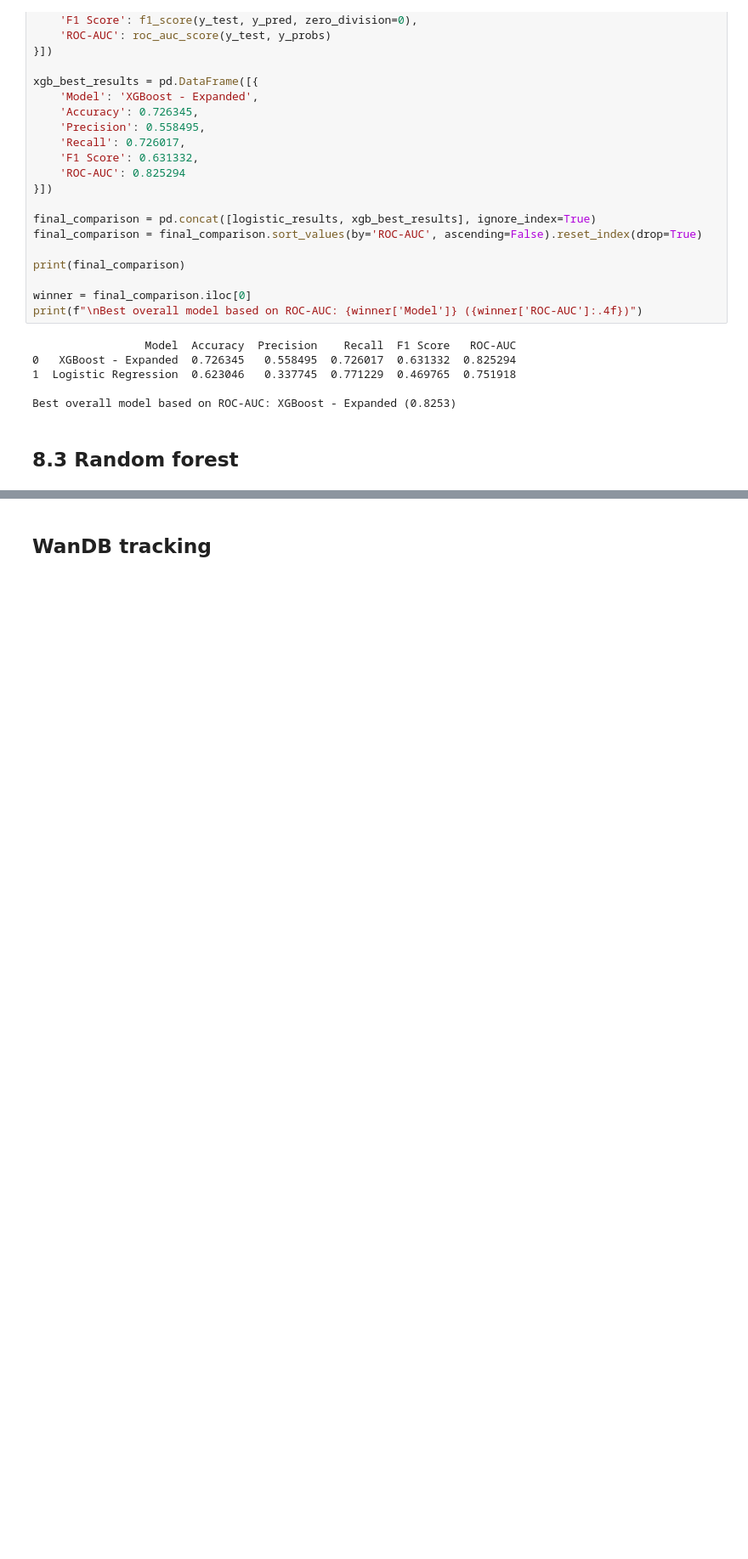
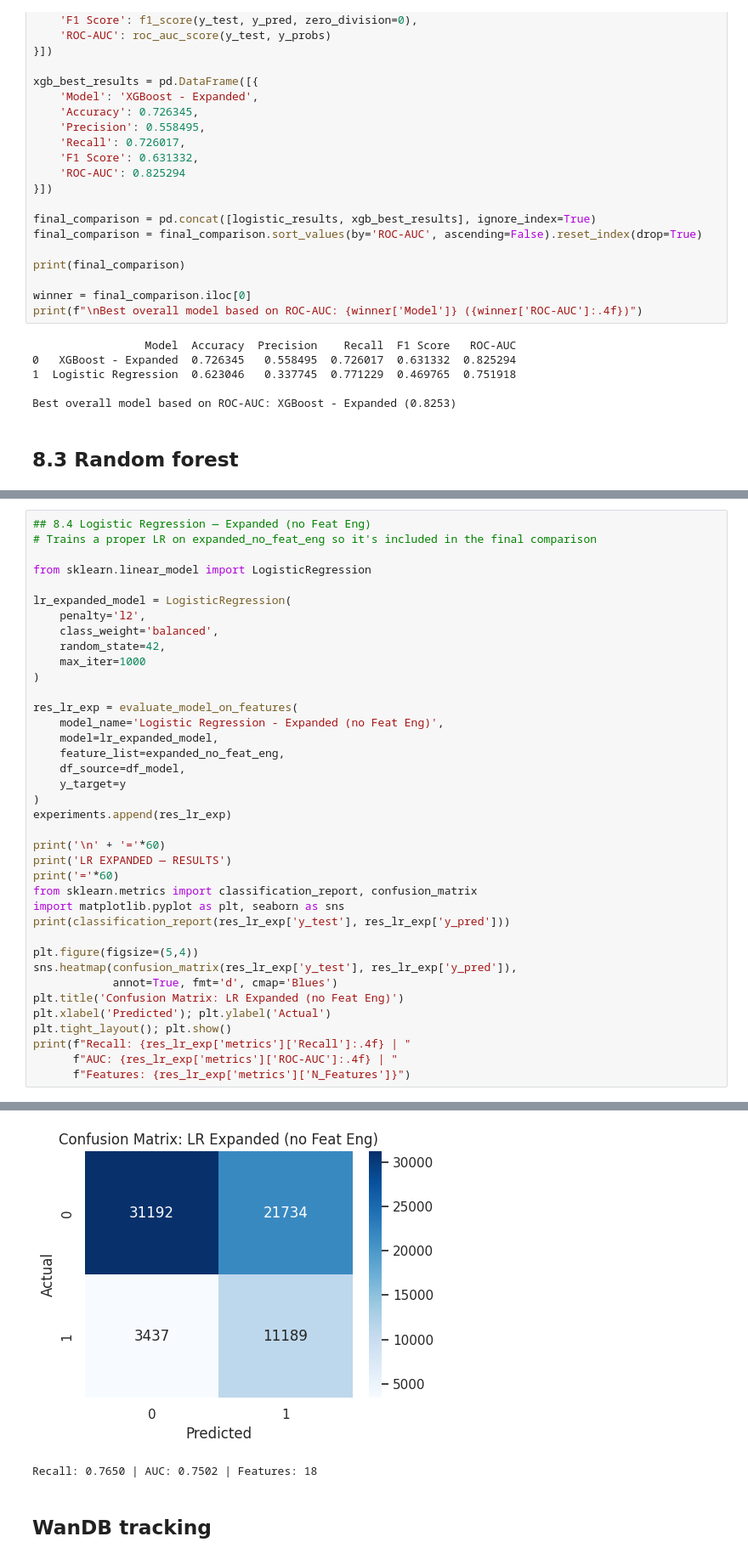
Before and after one commit to Sukhdeep123/BBSMasters, a Jupyter notebook: Customer_Churn_Prediction/S_LightGBM_XGBoost_ML_Churn.ipynb, the cells around one changed output, grey strips where cells are left out. Shown at 85% size. Saved outputs shown, nothing was run; the diff lists cells and outputs as text; blank space fills up the shorter version.

```diff
--- a/Customer_Churn_Prediction/S_LightGBM_XGBoost_ML_Churn.ipynb
+++ b/Customer_Churn_Prediction/S_LightGBM_XGBoost_ML_Churn.ipynb
@@ -2599,0 +2584,39 @@ weighted avg       0.85      0.72      0.75     67552
+# %%
+## 8.4 Logistic Regression — Expanded (no Feat Eng)
+# Trains a proper LR on expanded_no_feat_eng so it's included in the final comparison
+
+from sklearn.linear_model import LogisticRegression
+
+lr_expanded_model = LogisticRegression(
+    penalty='l2',
+    class_weight='balanced',
+    random_state=42,
+    max_iter=1000
+)
+
+res_lr_exp = evaluate_model_on_features(
+    model_name='Logistic Regression - Expanded (no Feat Eng)',
+    model=lr_expanded_model,
+    feature_list=expanded_no_feat_eng,
+    df_source=df_model,
+    y_target=y
+)
+experiments.append(res_lr_exp)
+
+print('\n' + '='*60)
+print('LR EXPANDED — RESULTS')
+print('='*60)
+from sklearn.metrics import classification_report, confusion_matrix
+import matplotlib.pyplot as plt, seaborn as sns
+print(classification_report(res_lr_exp['y_test'], res_lr_exp['y_pred']))
+
+plt.figure(figsize=(5,4))
+sns.heatmap(confusion_matrix(res_lr_exp['y_test'], res_lr_exp['y_pred']),
+            annot=True, fmt='d', cmap='Blues')
+plt.title('Confusion Matrix: LR Expanded (no Feat Eng)')
+plt.xlabel('Predicted'); plt.ylabel('Actual')
+plt.tight_layout(); plt.show()
+print(f"Recall: {res_lr_exp['metrics']['Recall']:.4f} | "
+      f"AUC: {res_lr_exp['metrics']['ROC-AUC']:.4f} | "
+      f"Features: {res_lr_exp['metrics']['N_Features']}")
+# %% [output]
@@ -2600,3 +2634,5 @@ weighted avg       0.85      0.72      0.75     67552
+[figure, added]
+Recall: 0.7650 | AUC: 0.7502 | Features: 18
 # %% [markdown]
 ## WanDB tracking
 # %%
```
Also changed, not shown: parts of 15 cells of this notebook, 1 other file.
